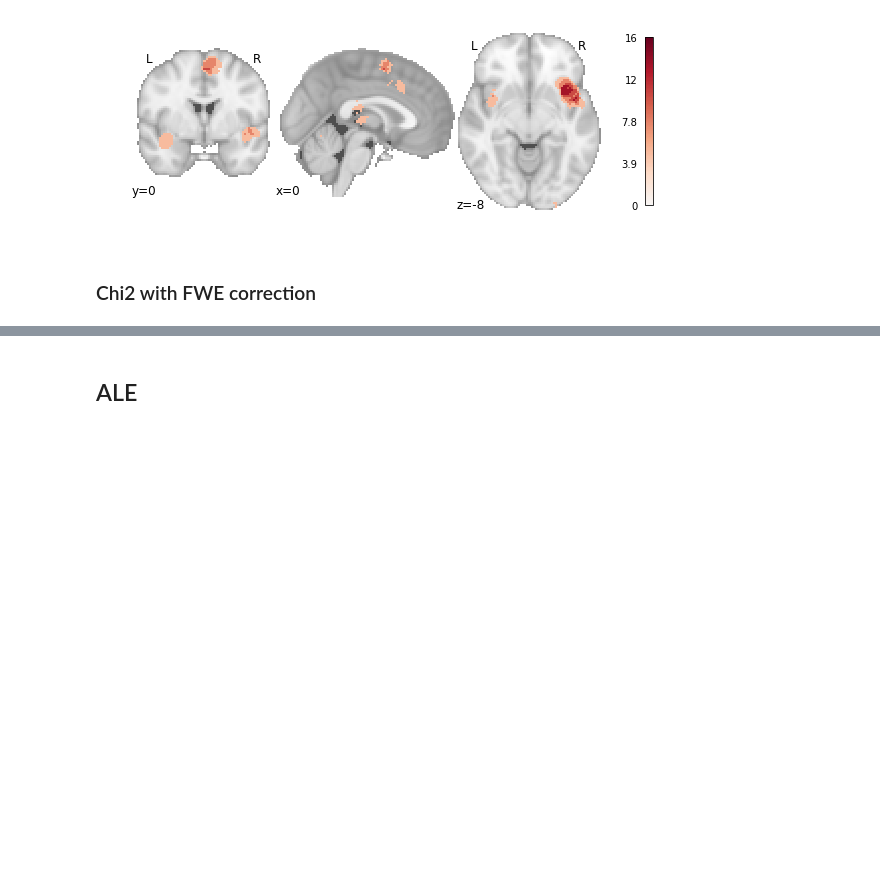
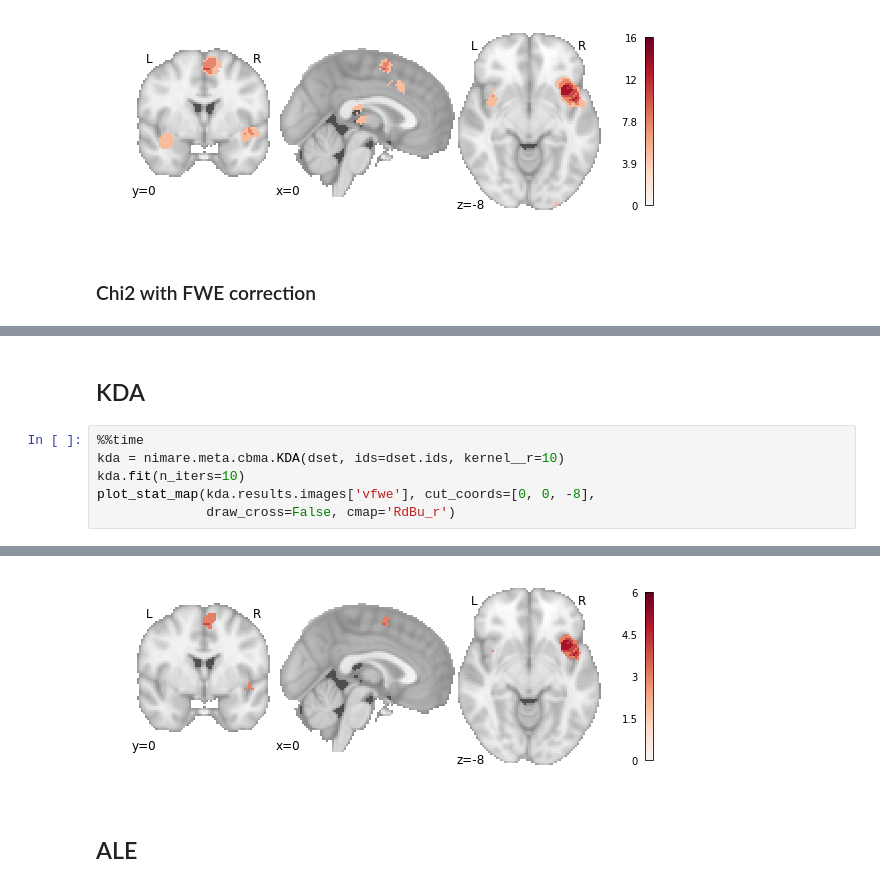
Before and after one commit to neurostuff/NiMARE, a Jupyter notebook: examples/nidm_pain_meta-analyses.ipynb, the cells around one changed output, grey strips where cells are left out. Cells and saved outputs as stored; diff of their text form; blank space fills up the shorter version.

Commit message:
Add KDA
Also:
- Add masking ability to all kernels.
- Fix bugs in empirical null distributions in IBMAs
- Re-run pain meta-analysis notebook

```diff
--- a/examples/nidm_pain_meta-analyses.ipynb
+++ b/examples/nidm_pain_meta-analyses.ipynb
@@ -222,0 +257,9 @@ plot_stat_map(mkda3.results.images['pAgF_z_FWE_05'], cut_coords=[0, 0, -8],
+# %% [markdown]
+## KDA
+# %%
+%%time
+kda = nimare.meta.cbma.KDA(dset, ids=dset.ids, kernel__r=10)
+kda.fit(n_iters=10)
+plot_stat_map(kda.results.images['vfwe'], cut_coords=[0, 0, -8],
+              draw_cross=False, cmap='RdBu_r')
+# %% [output]
@@ -223,3 +268,4 @@ plot_stat_map(mkda3.results.images['pAgF_z_FWE_05'], cut_coords=[0, 0, -8],
+[figure, added]
 # %% [markdown]
 ## ALE
 # %%
```
Also changed, not shown: parts of 18 cells of this notebook, 7 other files.
